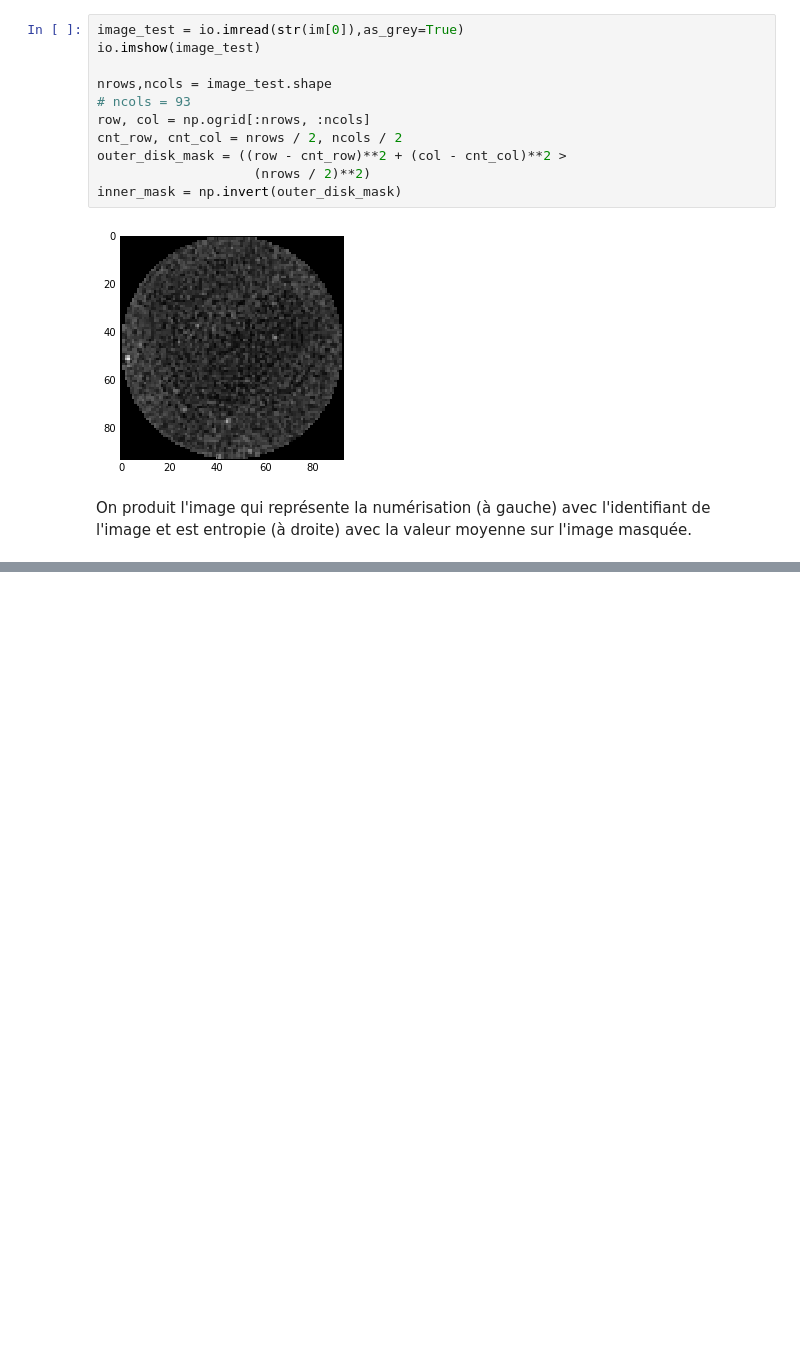
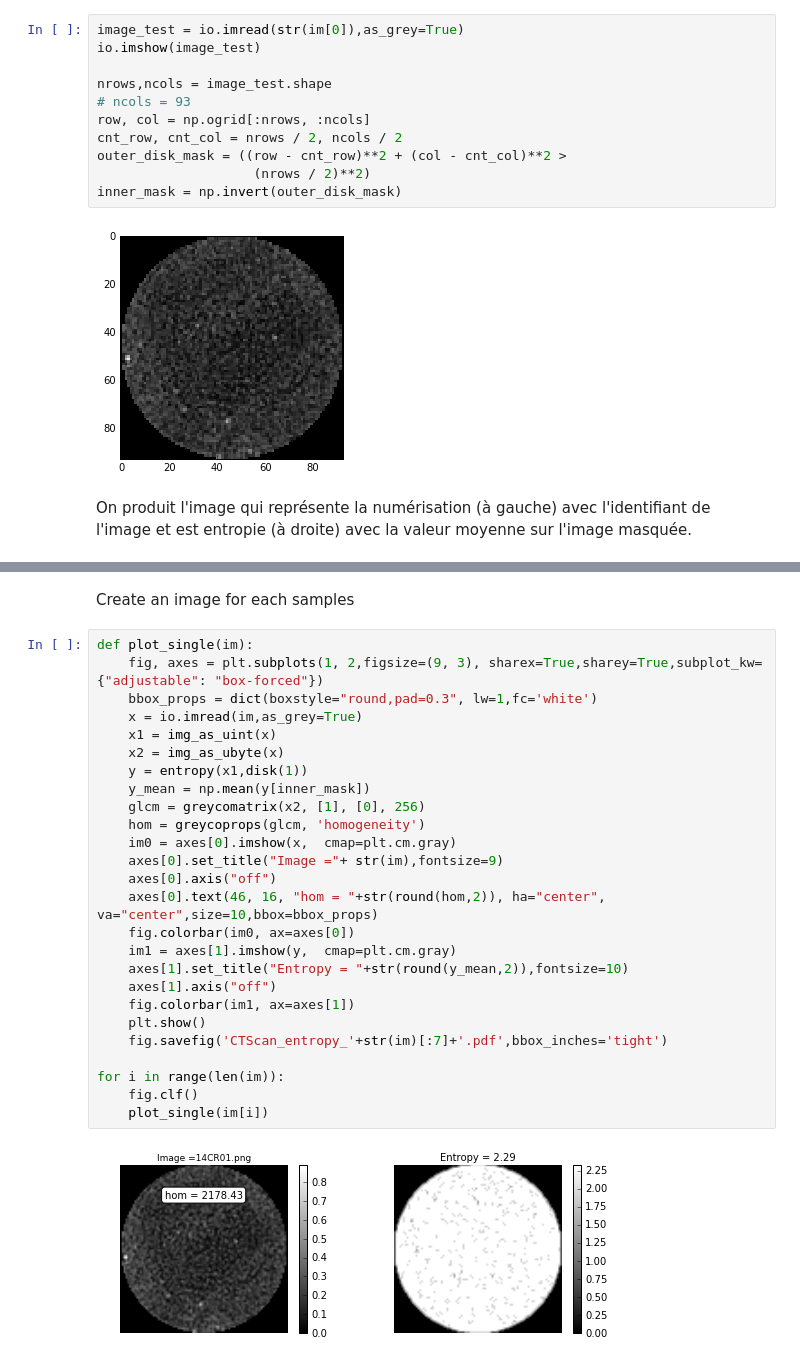
Before and after one commit to lperozzi/CTScan_entropy, a Jupyter notebook: CTScan_entropy.ipynb, the cells around one changed output, grey strips where cells are left out. Cells and saved outputs as stored; diff of their text form; blank space fills up the shorter version.

```diff
--- a/CTScan_entropy.ipynb
+++ b/CTScan_entropy.ipynb
@@ -89,0 +93,30 @@ main()
+# %% [markdown]
+Create an image for each samples
+# %%
+def plot_single(im):
+    fig, axes = plt.subplots(1, 2,figsize=(9, 3), sharex=True,sharey=True,subplot_kw={"adjustable": "box-forced"})
+    bbox_props = dict(boxstyle="round,pad=0.3", lw=1,fc='white')
+    x = io.imread(im,as_grey=True)
+    x1 = img_as_uint(x)
+    x2 = img_as_ubyte(x)
+    y = entropy(x1,disk(1))
+    y_mean = np.mean(y[inner_mask])
+    glcm = greycomatrix(x2, [1], [0], 256)
+    hom = greycoprops(glcm, 'homogeneity')
+    im0 = axes[0].imshow(x,  cmap=plt.cm.gray)
+    axes[0].set_title("Image ="+ str(im),fontsize=9)
+    axes[0].axis("off")
+    axes[0].text(46, 16, "hom = "+str(round(hom,2)), ha="center", va="center",size=10,bbox=bbox_props)
+    fig.colorbar(im0, ax=axes[0])
+    im1 = axes[1].imshow(y,  cmap=plt.cm.gray)
+    axes[1].set_title("Entropy = "+str(round(y_mean,2)),fontsize=10)
+    axes[1].axis("off")
+    fig.colorbar(im1, ax=axes[1])
+    plt.show()
+    fig.savefig('CTScan_entropy_'+str(im)[:7]+'.pdf',bbox_inches='tight')
+
+for i in range(len(im)):
+    fig.clf()
+    plot_single(im[i])
+# %% [output]
+[figure, added]
```
Also changed, not shown: parts of 2 cells of this notebook, 1 other file.
